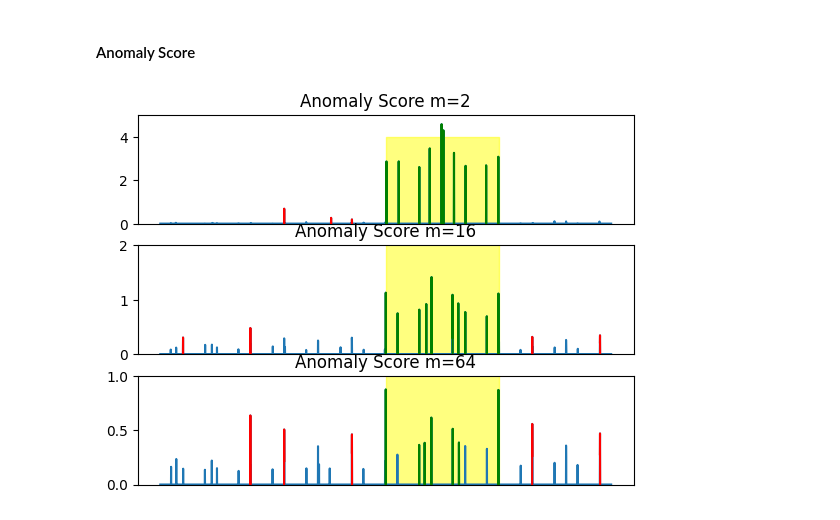
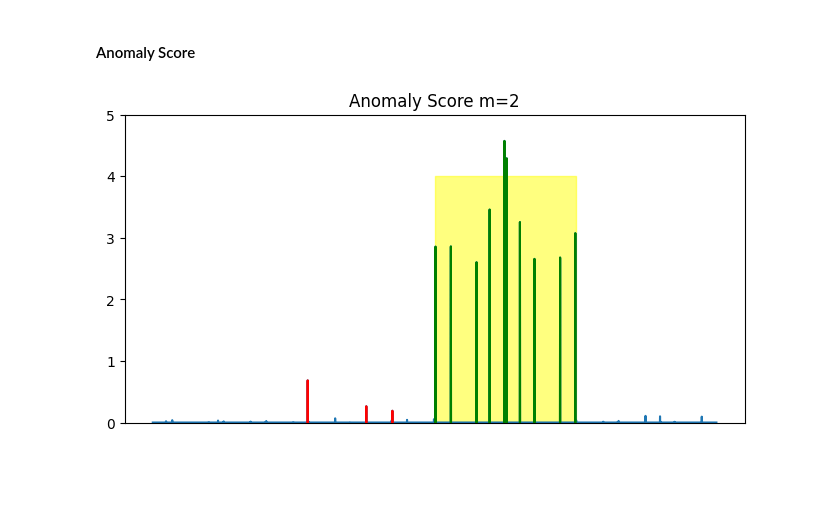
Before and after one commit to THUzxj/fKPISelect, a Jupyter notebook: performance_loss_experiments.ipynb, the cells around one changed output. Saved outputs shown, nothing was run; the diff lists cells and outputs as text; code cells hidden in the pictures; blank space fills up the shorter version.

```diff
--- a/performance_loss_experiments.ipynb
+++ b/performance_loss_experiments.ipynb
@@ -9,6 +9,8 @@ from sklearn.preprocessing import StandardScaler
 
 MODEL_SAVE_PATH = "./model_save/"
 datasets = ["synthetic", "synthetic_1"]
+
+kpi_nums = [1, 2, 4, 8, 16, 32, 64, 128]
 # %% [markdown]
 ## Synthetic Dataset 0
 
@@ -23,7 +23,7 @@ dataset_length = 10000
 anomaly_start = 5000
 anomaly_end = 6000
 # %%
-for kpi_num in [1, 2, 4, 8, 16, 32, 64, 128, 256]:
+for kpi_num in kpi_nums:
     os.makedirs(f"./dataset/{dataset}/{kpi_num}", exist_ok=True)
 
     trains = []
@@ -519,0 +537,11 @@ anomaly_ratio: 0.2 threshold: nan accuracy: 0.9 precision: nan
+# %%
+dataset = "synthetic_1"
+kpi_num = 2
+
+input_data, output_data, reconstruction_loss_per_kpi, attens_energy_per_kpi, attens_energy = load_output_data(
+    dataset, kpi_num)
+print("input_data.shape", input_data.shape)
+print("output_data.shape", output_data.shape)
+print("reconstruction_loss_per_kpi.shape", reconstruction_loss_per_kpi.shape)
+print("attens_energy_per_kpi.shape", attens_energy_per_kpi.shape)
+print("attens_energy.shape", attens_energy.shape)
@@ -538,5 +555,0 @@ def load_output_data(dataset, kpi_num):
-# %%
-dataset = "synthetic_1"
-kpi_num = 2
-
-input_data, output_data, reconstruction_loss_per_kpi, attens_energy_per_kpi, attens_energy = load_output_data(dataset, kpi_num)
@@ -612,94 +613,46 @@ import matplotlib.pyplot as plt
 from matplotlib.patches import Rectangle
 from matplotlib.lines import Line2D
 
-start = 3000
-end = 7000
+plot_start = 3000
+plot_end = 7000
 
 
 dataset = "synthetic"
 test_data = np.load(f"./dataset/{dataset}/1/test.npy")
-test_label = np.load(f"./dataset/{dataset}/1/labels.npy")
+test_labels = np.load(f"./dataset/{dataset}/1/labels.npy")
 
-def plot_score(score, pred, test_labels, kpi_start, kpi_end, anomaly_start, anomaly_end):
+def plot_score(score, pred, test_labels, plot_start, plot_end, anomaly_start, anomaly_end):
     # anomaly score
-    plt.plot(np.arange(start, end), score[start:end])
+    plt.plot(np.arange(plot_start, plot_end), score[plot_start:plot_end])
 
     # anomaly period
     plt.fill_between([anomaly_start, anomaly_end], 0, 4, alpha=0.5, color='yellow')
 
     # prediction result
-    for i in range(start, end):
+    for i in range(plot_start, plot_end):
         if pred[i] == 1:
             if test_labels[i] == 1:
                 plt.plot([i-1, i, i+1], score[i-1:i+2], color='green')
                 # plt.axvline(i, color='red')
             else:
                 plt.plot([i-1, i, i+1], score[i-1:i+2], color='red')
 
     plt.ylim(0, np.ceil(np.max(score)))
     plt.xticks([])
 
 
-kpi_num_plot_set = [2, 16, 64]
+kpi_num_plot_set = [2, 16, 64, 128]
 
 for i, kpi_num in enumerate(kpi_num_plot_set):
-    plt.subplot(len(kpi_num_plot_set), 1, i+1)
+    plt.figure(figsize=(8, 4))
+    # plt.subplot(len(kpi_num_plot_set), 1, i+1)
     result_path = f'./output/{dataset}/{kpi_num}/'
 
     pred = np.load(os.path.join(result_path, "pred.npy"))
     score = np.load(os.path.join(result_path, "score.npy"))
 
-    plot_score(score, pred, test_labels, start, end, anomaly_start=anomaly_start, anomaly_end=anomaly_end)
-
+    plot_score(score, pred, test_labels, plot_start, plot_end, anomaly_start=anomaly_start, anomaly_end=anomaly_end)
 
     plt.title(f"Anomaly Score m={kpi_num}")
-
-
-# fig, axes = plt.subplots(nrows=2, ncols=2, figsize=(8, 6))
-
-# plt.subplot(3, 1, 1)
-
-
-# plt.plot(np.arange(start, end), test_data[start:end, 0])
-# plt.xticks([])
-
-# plt.fill_between([anomaly_start, anomaly_end], -2, 4, alpha=0.5, color='yellow')
-
-# plt.title("Time Series 0")
-
-# custom_legend = [
-#     Line2D([0], [0], color='green', linestyle='-', lw=2),
-#     Line2D([0], [0], color='red', linestyle='-', lw=2),
-#     Rectangle((0, 0), 1, 1, fc="yellow", alpha=0.5)
-# ]
-
-# plt.legend(custom_legend, ['True Positive',
-#            'False Positive', 'Anomaly'], loc='upper right')
-
-# plt.subplot(3, 1, 2)
-
-# kpi_num = 2
-
-# result_path = f'./output/{dataset}/{kpi_num}/'
-
-# pred = np.load(os.path.join(result_path, "pred.npy"))
-# score = np.load(os.path.join(result_path, "score.npy"))
-# print(pred.shape)
-
-# plot_score(score, pred, test_labels, start, end, anomaly_start=anomaly_start, anomaly_end=anomaly_end)
-
-# plt.title(f"Anomaly Score m={kpi_num}")
-
-# plt.subplot(3, 1, 3)
-
-# kpi_num = 64
-
-# result_path = f'./output/{dataset}/{kpi_num}/'
-
-# pred = np.load(os.path.join(result_path, "pred.npy"))
-# score = np.load(os.path.join(result_path, "score.npy"))
-# plot_score(score, pred, test_labels, start, end, anomaly_start=anomaly_start, anomaly_end=anomaly_end)
-
-# plt.title(f"Anomaly Score m={kpi_num}")
 # %% [output]
-[figure, old version]
+[figure, new version]
```
Also changed, not shown: parts of 16 cells of this notebook, 10 other files.
